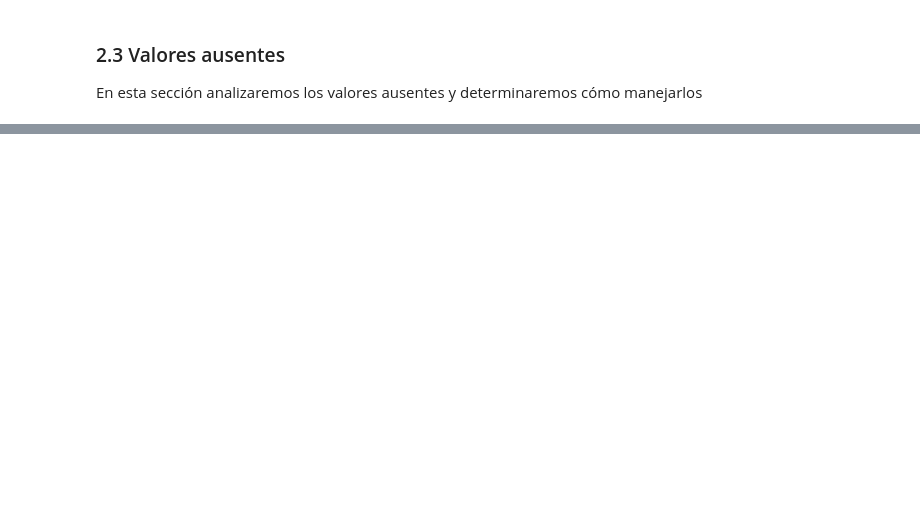
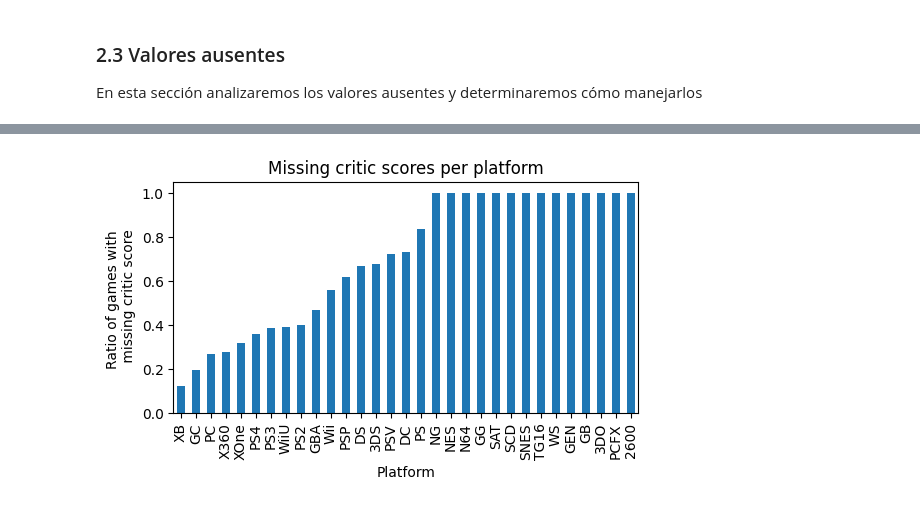
Before and after one commit to Victor-Mier/statistical_analysis, a Jupyter notebook: notebook.ipynb, the cells around one changed output, grey strips where cells are left out. Cells and saved outputs as stored; diff of their text form; code cells hidden in the pictures; blank space fills up the shorter version.

```diff
--- a/notebook.ipynb
+++ b/notebook.ipynb
@@ -111,0 +285,10 @@ print(missing_year_of_release.head())
+# %%
+# Analizamos los valores ausentes respecto a las plataformas
+plt.figure(figsize=(6,3))
+games['critic_score'].isna().groupby(games['platform']).mean().sort_values().plot(kind='bar')
+plt.title('Missing critic scores per platform')
+plt.xlabel('Platform')
+plt.ylabel('Ratio of games with \n missing critic score')
+plt.show()
+# %% [output]
+[figure, added]
```
Also changed, not shown: parts of 29 cells of this notebook, 1 other file.
